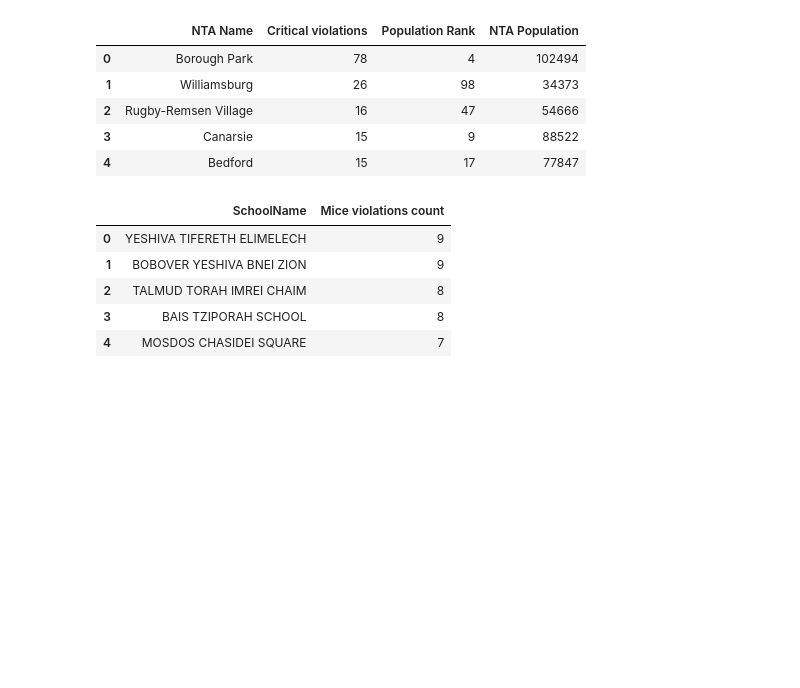
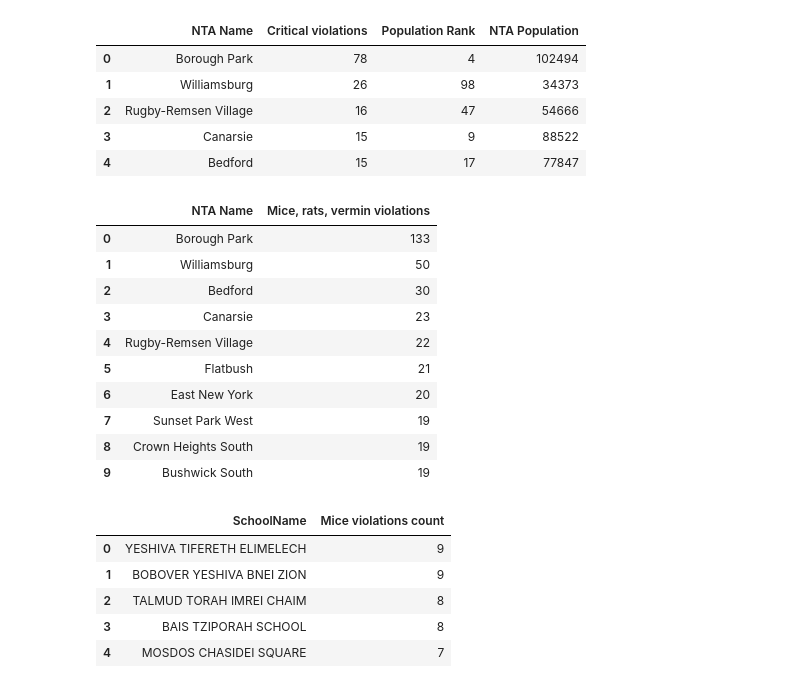
Before and after one commit to feelgd777/portfolio_projects, a Jupyter notebook: notebooks/School cafeteria violations.ipynb, the cells around one changed output. Cells and saved outputs as stored; diff of their text form; code cells hidden in the pictures; blank space fills up the shorter version.

```diff
--- a/notebooks/School cafeteria violations.ipynb
+++ b/notebooks/School cafeteria violations.ipynb
@@ -611,4 +649,34 @@ pd.read_sql(query, connection)
 | 2 | Rugby-Remsen Village | 16 | 47 | 54666 |
 | 3 | Canarsie | 15 | 9 | 88522 |
 | 4 | Bedford | 15 | 17 | 77847 |
+# %%
+## Examining Population Areas
+
+# We focused on violations related to mice and vermin, as these represent critical health risks.
+# The SQL query below was used to rank neighborhoods by these specific violations:
+
+query = """
+SELECT
+    "NTA Name",
+    COUNT(*) AS "Mice, rats, vermin violations"
+FROM schools
+WHERE ViolationLabel = 'Mice, rats, vermin'
+GROUP BY "NTA Name"
+ORDER BY "Mice, rats, vermin violations" DESC
+LIMIT 10;
+
+"""
+pd.read_sql(query, connection)
+# %% [output]
+|  | NTA Name | Mice, rats, vermin violations |
+| 0 | Borough Park | 133 |
+| 1 | Williamsburg | 50 |
+| 2 | Bedford | 30 |
+| 3 | Canarsie | 23 |
+| 4 | Rugby-Remsen Village | 22 |
+| 5 | Flatbush | 21 |
+| 6 | East New York | 20 |
+| 7 | Sunset Park West | 19 |
+| 8 | Crown Heights South | 19 |
+| 9 | Bushwick South | 19 |
 # %%
```
Also changed, not shown: parts of 57 cells of this notebook, 5 other files.
